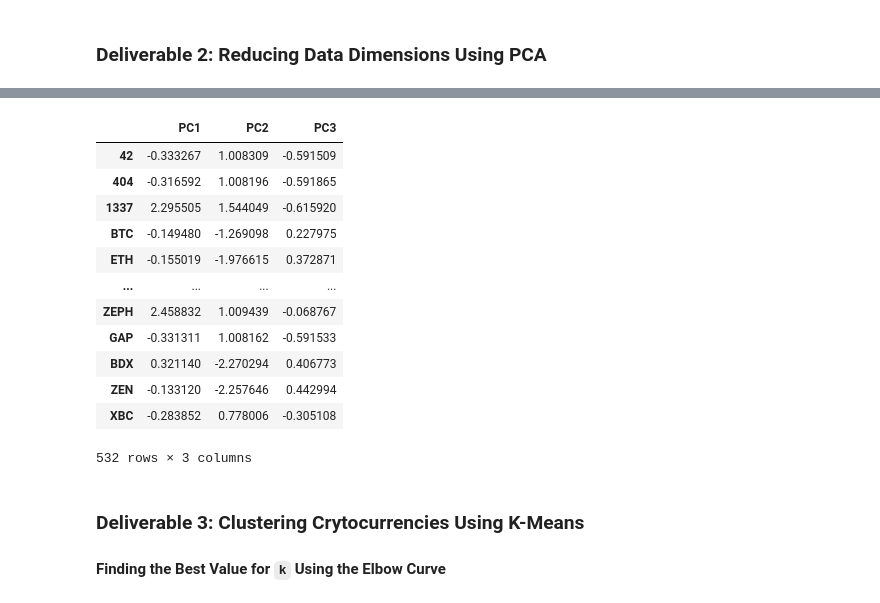
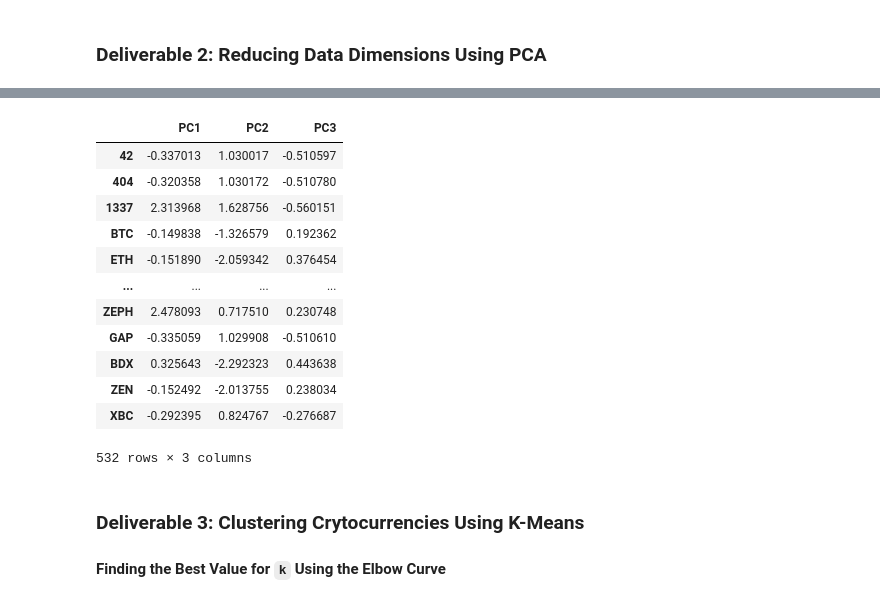
Before and after one commit to peteremiller/Cryptocurrencies, a Jupyter notebook: crypto_clustering.ipynb, the cells around one changed output, grey strips where cells are left out. Saved outputs shown, nothing was run; the diff lists cells and outputs as text; code cells hidden in the pictures.

```diff
--- a/crypto_clustering.ipynb
+++ b/crypto_clustering.ipynb
@@ -69,0 +83,4 @@ df_crypto
+# %%
+#remove rows
+crypto_df=crypto_df.dropna()
+crypto_df.count()
@@ -70,7 +94,7 @@ df_crypto
 # %%
 # Keep the rows where coins are mined.
-df_crypto = df_crypto[df_crypto.TotalCoinsMined > 0]
-df_crypto
+crypto_df = crypto_df[crypto_df.TotalCoinsMined > 0]
+crypto_df
 # %% [output]
 |  | CoinName | Algorithm | ProofType | TotalCoinsMined | TotalCoinSupply |
 | 42 | 42 Coin | Scrypt | PoW/PoS | 4.199995e+01 | 42 |
@@ -105,8 +129,8 @@ CoinName
 532 rows × 1 columns
 # %%
 # Drop the 'CoinName' column since it's not going to be used on the clustering algorithm.
-df_crypto = df_crypto.drop(["CoinName"], axis=1)
-df_crypto
+crypto_df.drop(columns=["CoinName"], inplace=True)
+crypto_df
 # %% [output]
 |  | Algorithm | ProofType | TotalCoinsMined | TotalCoinSupply |
 | 42 | Scrypt | PoW/PoS | 4.199995e+01 | 42 |
@@ -123,11 +147,11 @@ df_crypto
 532 rows × 4 columns
 # %%
 # Use get_dummies() to create variables for text features.
-crypto = pd.get_dummies(df_crypto['Algorithm'])
-dummy = pd.get_dummies(df_crypto['ProofType'])
-combined = pd.concat([crypto,dummy],axis =1)
-df = df_crypto.merge(combined,left_index = True,right_index = True)
-df = df.drop(['Algorithm','ProofType'],axis = 1)
+crypto = pd.get_dummies(crypto_df['Algorithm'])
+dummy = pd.get_dummies(crypto_df['ProofType'])
+combined = pd.concat([crypto,dummy], axis= 1)
+df = crypto_df.merge(combined,left_index = True,right_index = True)
+df = df.drop(['Algorithm','ProofType'], axis =1)
 df
 # %% [output]
 |  | TotalCoinsMined | TotalCoinSupply | 1GB AES Pattern Search | 536 | Argon2d | BLAKE256 | Blake | Blake2S | ... |
@@ -179,22 +203,22 @@ array([[-0.33326724,  1.00830865, -0.59150944],
 # %%
 # Create a DataFrame with the three principal components.
 pcs_df = pd.DataFrame(
-    data = df_pca, columns = ['PC1', 'PC2', 'PC3'], index = df_crypto.index
-)
+    data = df_pca, columns = ['PC1', 'PC2', 'PC3'], index = crypto_df.index)
+
 pcs_df
 # %% [output]
 |  | PC1 | PC2 | PC3 |
-| 42 | -0.333267 | 1.008309 | -0.591509 |
-| 404 | -0.316592 | 1.008196 | -0.591865 |
-| 1337 | 2.295505 | 1.544049 | -0.615920 |
-| BTC | -0.149480 | -1.269098 | 0.227975 |
-| ETH | -0.155019 | -1.976615 | 0.372871 |
+| 42 | -0.337013 | 1.030017 | -0.510597 |
+| 404 | -0.320358 | 1.030172 | -0.510780 |
+| 1337 | 2.313968 | 1.628756 | -0.560151 |
+| BTC | -0.149838 | -1.326579 | 0.192362 |
+| ETH | -0.151890 | -2.059342 | 0.376454 |
 | ... | ... | ... | ... |
-| ZEPH | 2.458832 | 1.009439 | -0.068767 |
-| GAP | -0.331311 | 1.008162 | -0.591533 |
-| BDX | 0.321140 | -2.270294 | 0.406773 |
-| ZEN | -0.133120 | -2.257646 | 0.442994 |
-| XBC | -0.283852 | 0.778006 | -0.305108 |
+| ZEPH | 2.478093 | 0.717510 | 0.230748 |
+| GAP | -0.335059 | 1.029908 | -0.510610 |
+| BDX | 0.325643 | -2.292323 | 0.443638 |
+| ZEN | -0.152492 | -2.013755 | 0.238034 |
+| XBC | -0.292395 | 0.824767 | -0.276687 |
 532 rows × 3 columns
 # %% [markdown]
 ### Deliverable 3: Clustering Crytocurrencies Using K-Means
```
Also changed, not shown: parts of 15 cells of this notebook, 1 other file.
